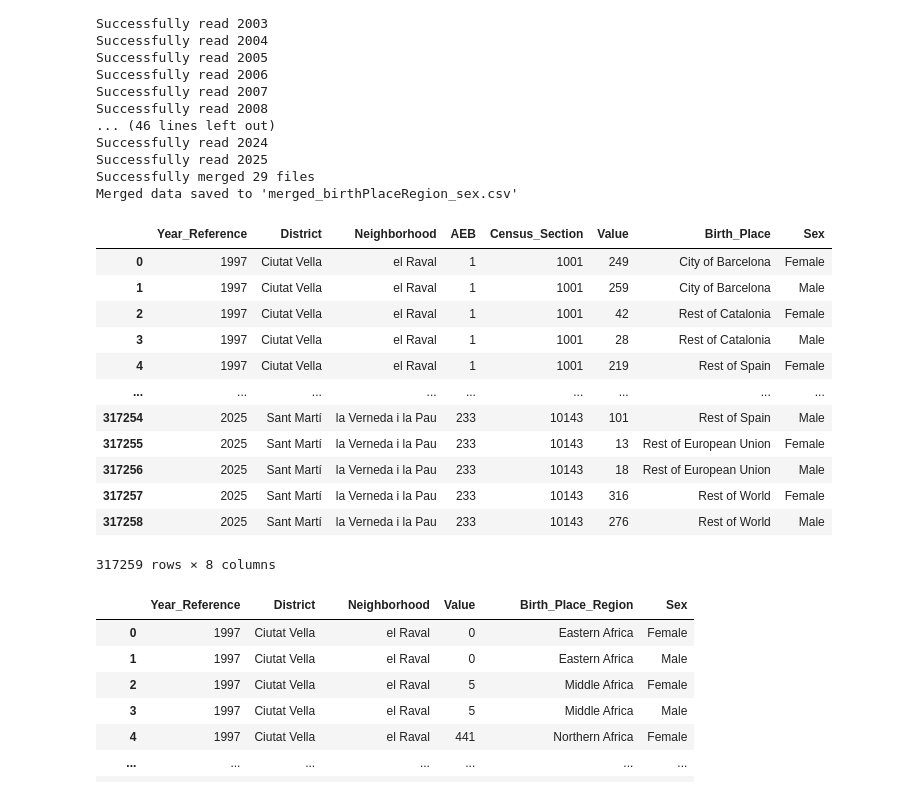
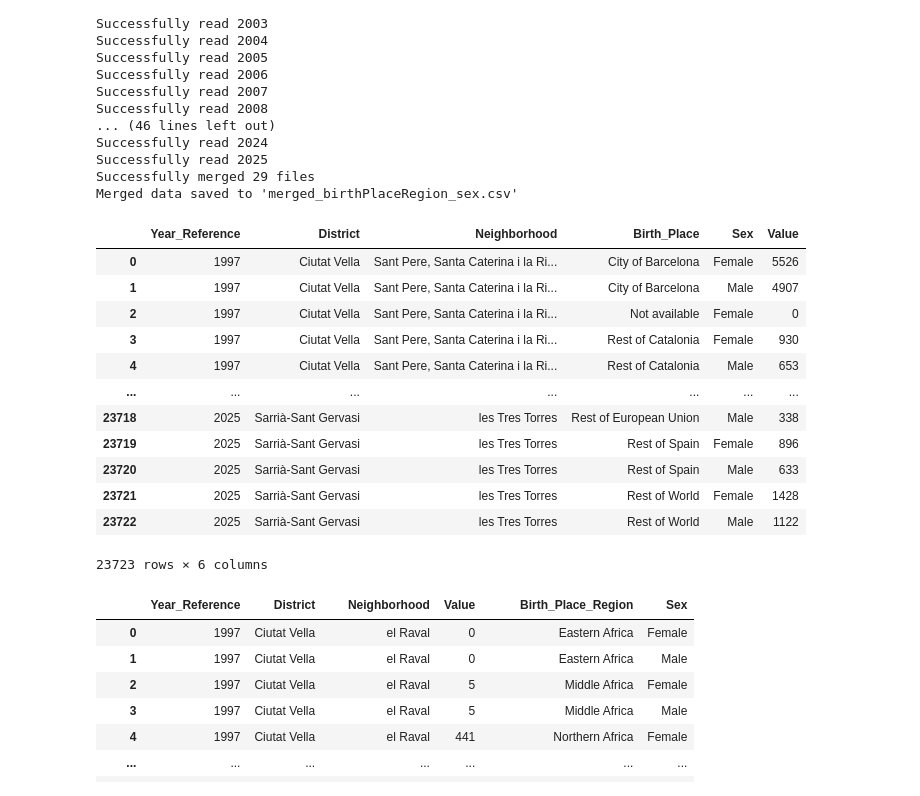
Before and after one commit to pablob2002/immigration-avdm, a Jupyter notebook: sergi/sergi.ipynb, the cells around one changed output. Drawn from its saved outputs; the diff is of its cells as text; code cells hidden in the pictures.

```diff
--- a/sergi/sergi.ipynb
+++ b/sergi/sergi.ipynb
@@ -116,21 +117,28 @@ Successfully merged 29 files
 Merged data saved to 'merged_birthPlaceRegion_sex.csv'
 # %%
 #INSIDE vs OUTSIDE
+df_combined=df_combined.drop(columns=["AEB"])
+df_combined = (
+    df_combined.groupby(
+        ['Year_Reference', 'District', 'Neighborhood', 'Birth_Place', "Sex"],  # we group by neighborhoods
+        as_index=False
+    )['Value'].sum()
+)
 df_combined
 # %% [output]
-|  | Year_Reference | District | Neighborhood | AEB | Census_Section | Value | Birth_Place | Sex |
-| 0 | 1997 | Ciutat Vella | el Raval | 1 | 1001 | 249 | City of Barcelona | Female |
-| 1 | 1997 | Ciutat Vella | el Raval | 1 | 1001 | 259 | City of Barcelona | Male |
-| 2 | 1997 | Ciutat Vella | el Raval | 1 | 1001 | 42 | Rest of Catalonia | Female |
-| 3 | 1997 | Ciutat Vella | el Raval | 1 | 1001 | 28 | Rest of Catalonia | Male |
-| 4 | 1997 | Ciutat Vella | el Raval | 1 | 1001 | 219 | Rest of Spain | Female |
-| ... | ... | ... | ... | ... | ... | ... | ... | ... |
-| 317254 | 2025 | Sant Martí | la Verneda i la Pau | 233 | 10143 | 101 | Rest of Spain | Male |
-| 317255 | 2025 | Sant Martí | la Verneda i la Pau | 233 | 10143 | 13 | Rest of European Union | Female |
-| 317256 | 2025 | Sant Martí | la Verneda i la Pau | 233 | 10143 | 18 | Rest of European Union | Male |
-| 317257 | 2025 | Sant Martí | la Verneda i la Pau | 233 | 10143 | 316 | Rest of World | Female |
-| 317258 | 2025 | Sant Martí | la Verneda i la Pau | 233 | 10143 | 276 | Rest of World | Male |
+|  | Year_Reference | District | Neighborhood | Birth_Place | Sex | Value |
+| 0 | 1997 | Ciutat Vella | Sant Pere, Santa Caterina i la Ri... | City of Barcelona | Female | 5526 |
+| 1 | 1997 | Ciutat Vella | Sant Pere, Santa Caterina i la Ri... | City of Barcelona | Male | 4907 |
+| 2 | 1997 | Ciutat Vella | Sant Pere, Santa Caterina i la Ri... | Not available | Female | 0 |
+| 3 | 1997 | Ciutat Vella | Sant Pere, Santa Caterina i la Ri... | Rest of Catalonia | Female | 930 |
+| 4 | 1997 | Ciutat Vella | Sant Pere, Santa Caterina i la Ri... | Rest of Catalonia | Male | 653 |
+| ... | ... | ... | ... | ... | ... | ... |
+| 23718 | 2025 | Sarrià-Sant Gervasi | les Tres Torres | Rest of European Union | Male | 338 |
+| 23719 | 2025 | Sarrià-Sant Gervasi | les Tres Torres | Rest of Spain | Female | 896 |
+| 23720 | 2025 | Sarrià-Sant Gervasi | les Tres Torres | Rest of Spain | Male | 633 |
+| 23721 | 2025 | Sarrià-Sant Gervasi | les Tres Torres | Rest of World | Female | 1428 |
+| 23722 | 2025 | Sarrià-Sant Gervasi | les Tres Torres | Rest of World | Male | 1122 |
-317259 rows × 8 columns
+23723 rows × 6 columns
 # %%
 #BIRTH REGION
 df_combined_2
```
Also changed, not shown: parts of 14 cells of this notebook.
